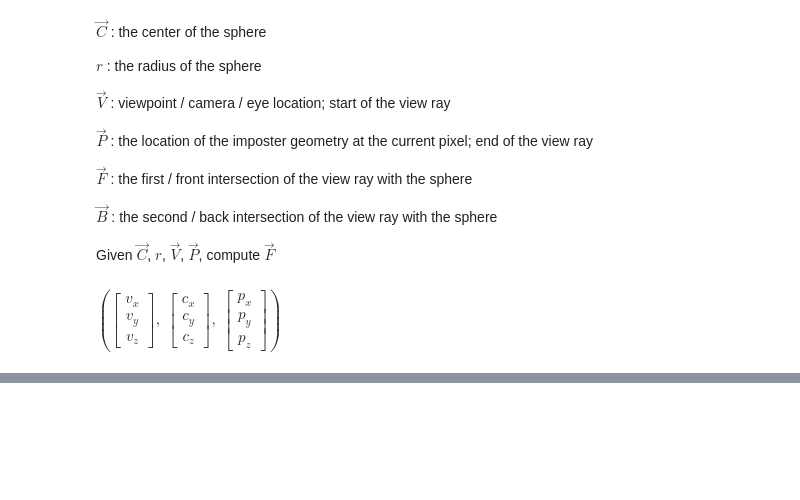
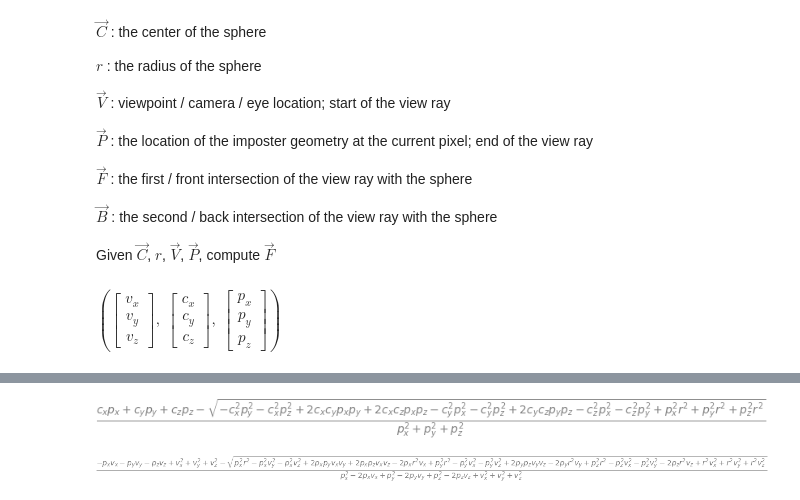
Before and after one commit to cmbruns/jupyter_notebooks, a Jupyter notebook: sphere_ray.ipynb, the cells around one changed output, grey strips where cells are left out. Cells and saved outputs as stored; diff of their text form; code cells hidden in the pictures; blank space fills up the shorter version.

```diff
--- a/sphere_ray.ipynb
+++ b/sphere_ray.ipynb
@@ -70,0 +106,12 @@ Xv = symbols("\\vec{X}")
+# %%
+# Case: viewpoint at origin:
+view_origin_t_eqn = simplify(t_eqn[0].subs(v_x, 0).subs(v_y, 0).subs(v_z, 0))
+view_origin_t_eqn
+# %% [output]
+[figure, added]
+# %%
+# Case: sphere at origin
+sphere_origin_t_eqn = simplify(t_eqn[0].subs(c_x, 0).subs(c_y, 0).subs(c_z, 0))
+sphere_origin_t_eqn
+# %% [output]
+[figure, added]
```
Also changed, not shown: parts of 7 cells of this notebook.
